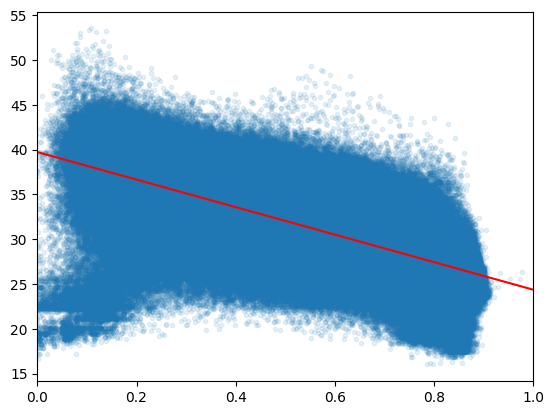
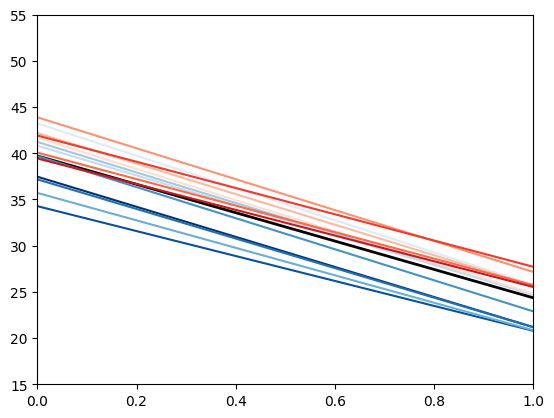
The change to this notebook cell's code, shown as a diff; its figure went from the first image to the second:
--- before
+++ after
@@ -1,12 +1,24 @@
 
-
-# calculate correlation
-LST_NDVI= np.polyfit(NDVI.values.flatten(), LST.values.flatten(), deg = 1)
-intercept = LST_NDVI[1]
-slope = LST_NDVI[0]
 
 #plot LST against NDVI
 fig, ax = plt.subplots()
-ax.plot(NDVI.values.flatten(), LST.values.flatten(), marker = ".", ls = "", alpha = 0.1)
-ax.axline((0,intercept),slope=slope, color = "red")
+
+ax.axline((0,intercept),slope=slope, color = "black", label = "general trend", linewidth = 2)
+
+## plot years seperatly!--> put a legend on them
+colors = ("#08306b", "#08519c", "#2171b5", "#4292c6", "#6baed6", "#9ecae1", "#c6dbef", "#deebf7", 
+          "#fee0d2", "#fcbba1", "#fc9272", "#fb6a4a", "#ef3b2c", "#cb181d")
+i = 0
+for year in NDVI.time.values:
+    NDVI_y = NDVI.sel(time = year)
+    LST_y = LST.sel(time = year)
+    LST_NDVI_y= np.polyfit(NDVI_y.values.flatten(), LST_y.values.flatten(), deg = 1)
+    intercept_y = LST_NDVI_y[1]
+    slope_y = LST_NDVI_y[0]
+
+    ax.axline((0,intercept_y),slope=slope_y, color = colors[i], label = "general trend")
+    #ax.plot(NDVI_y.values.flatten(), LST_y.values.flatten(),  marker=".", ls = "",alpha = 0.01, color = colors[i])
+    i +=1
 ax.set_xlim(xmin = 0, xmax= 1)
+ax.set_ylim(15, 55)
+

Commit: slope NDVI_LST per Year